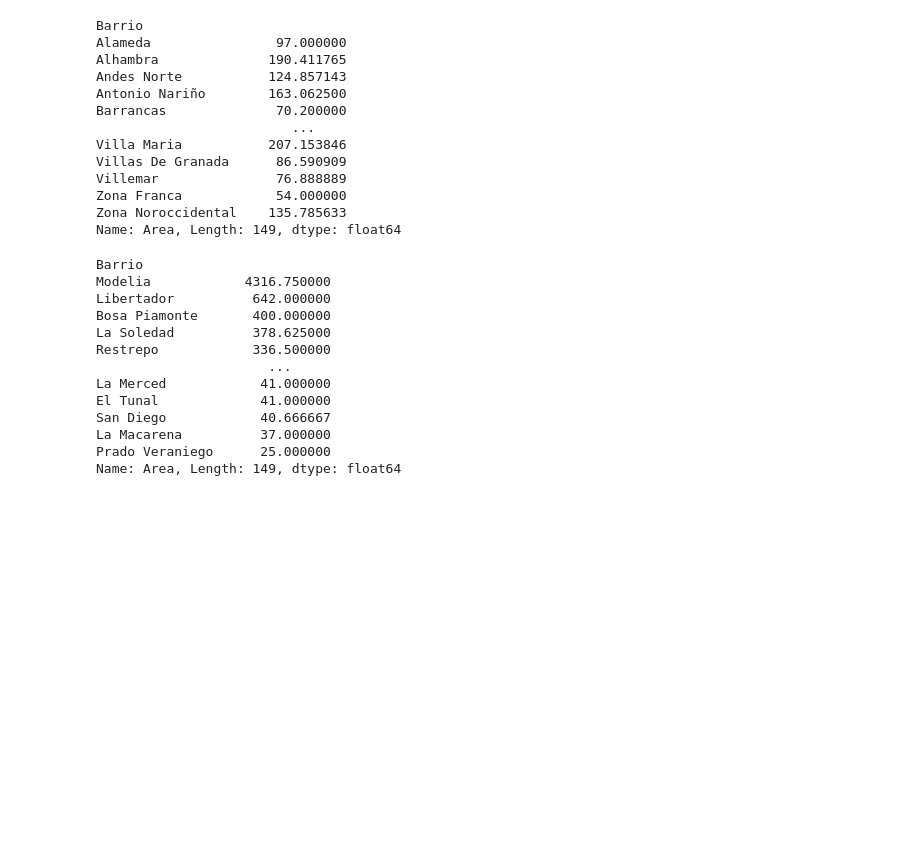
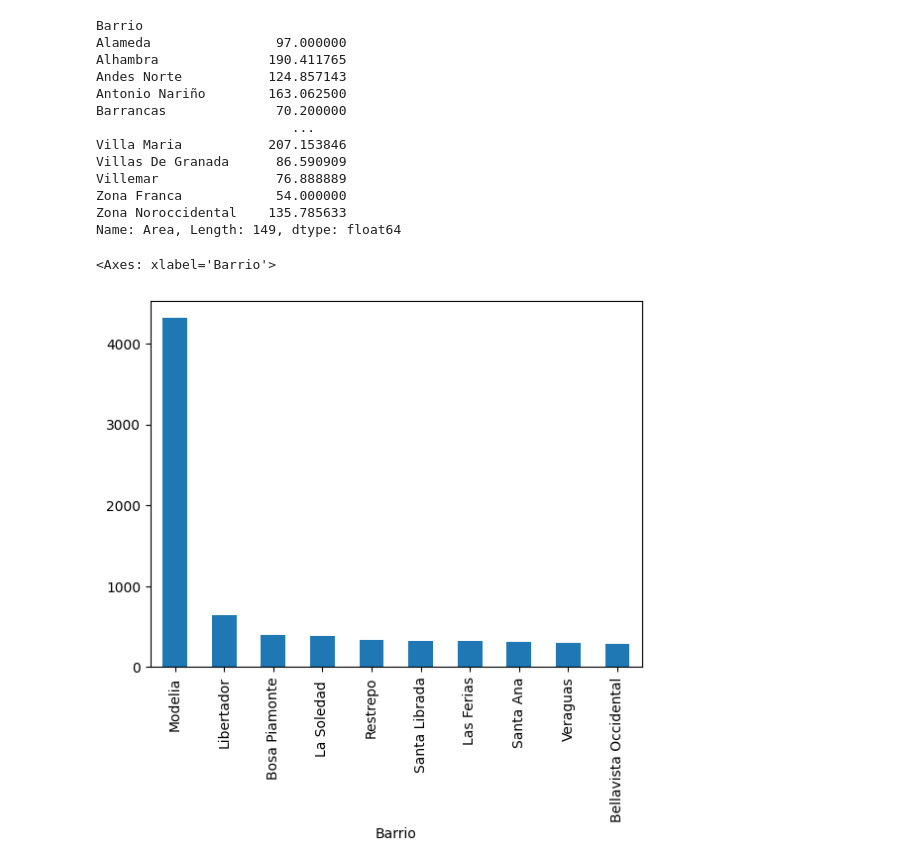
Before and after one commit to christianvilca/Encriptador-Challenge-1-Alura, a Jupyter notebook: AULA_1.ipynb, the cells around one changed output. Saved outputs shown, nothing was run; the diff lists cells and outputs as text; code cells hidden in the pictures; blank space fills up the shorter version.

```diff
--- a/AULA_1.ipynb
+++ b/AULA_1.ipynb
@@ -216,5 +216,5 @@ inmuebles_barrio.head(10).plot.bar() #los primeros 10 barrios
 # %%
-promedios = inmuebles.groupby('Barrio')['Area'].mean()
+promedios = inmuebles.groupby('Barrio').Area.mean()
 promedios
 # %% [output]
 Barrio
@@ -230,20 +230,3 @@ Villemar               76.888889
 Zona Franca            54.000000
 Zona Noroccidental    135.785633
 Name: Area, Length: 149, dtype: float64
-# %%
-barrios_10 = promedios.sort_values(ascending=False)
-barrios_10
-# %% [output]
-Barrio
-Modelia            4316.750000
-Libertador          642.000000
-Bosa Piamonte       400.000000
-La Soledad          378.625000
-Restrepo            336.500000
-                      ...
-La Merced            41.000000
-El Tunal             41.000000
-San Diego            40.666667
-La Macarena          37.000000
-Prado Veraniego      25.000000
-Name: Area, Length: 149, dtype: float64
@@ -251,0 +233,5 @@ barrios_10.
+# %%
+promedios.sort_values(ascending=False).head(10).plot.bar()
+# %% [output]
+<Axes: xlabel='Barrio'>
+[figure, added]
```
Also changed, not shown: parts of 5 cells of this notebook.
